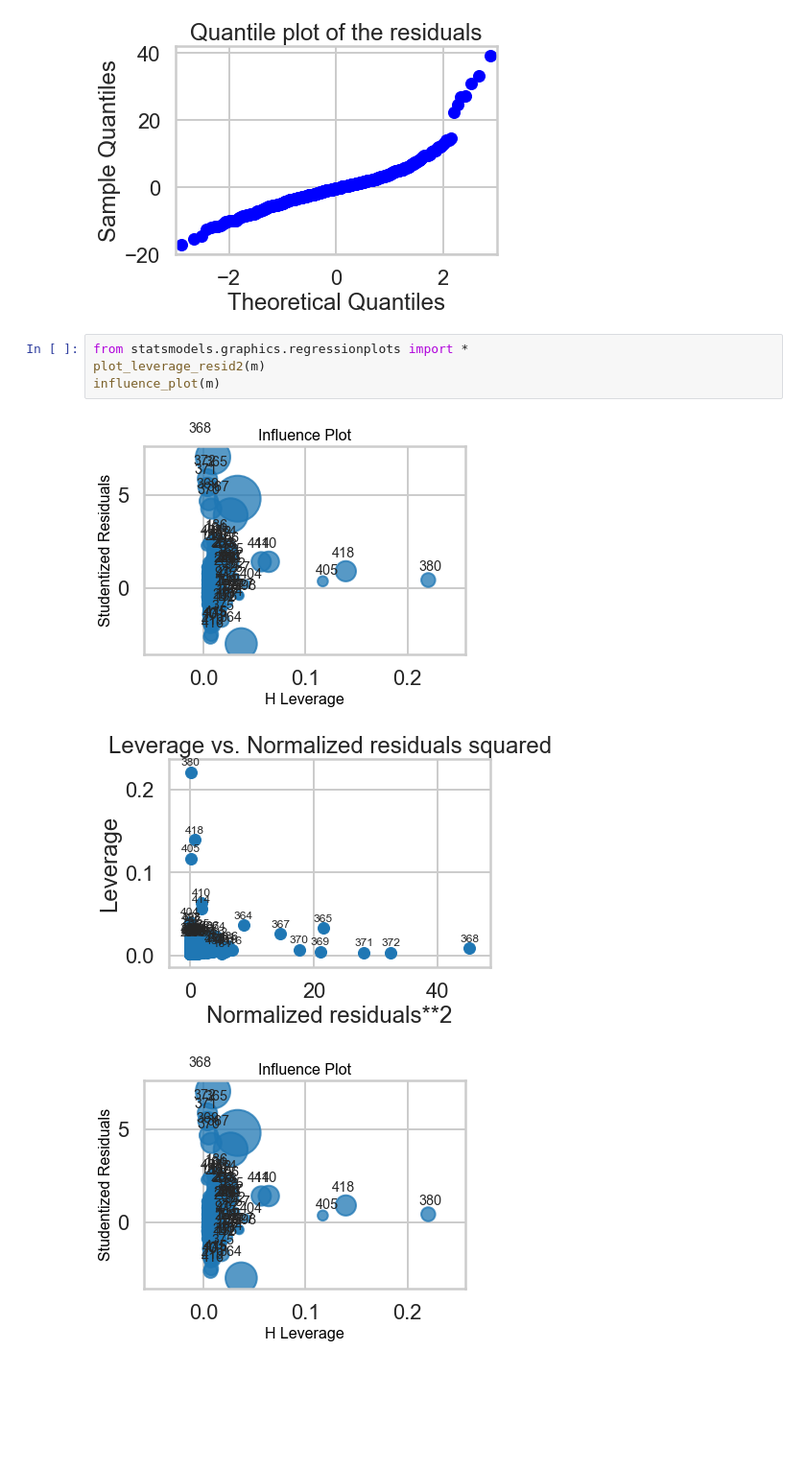
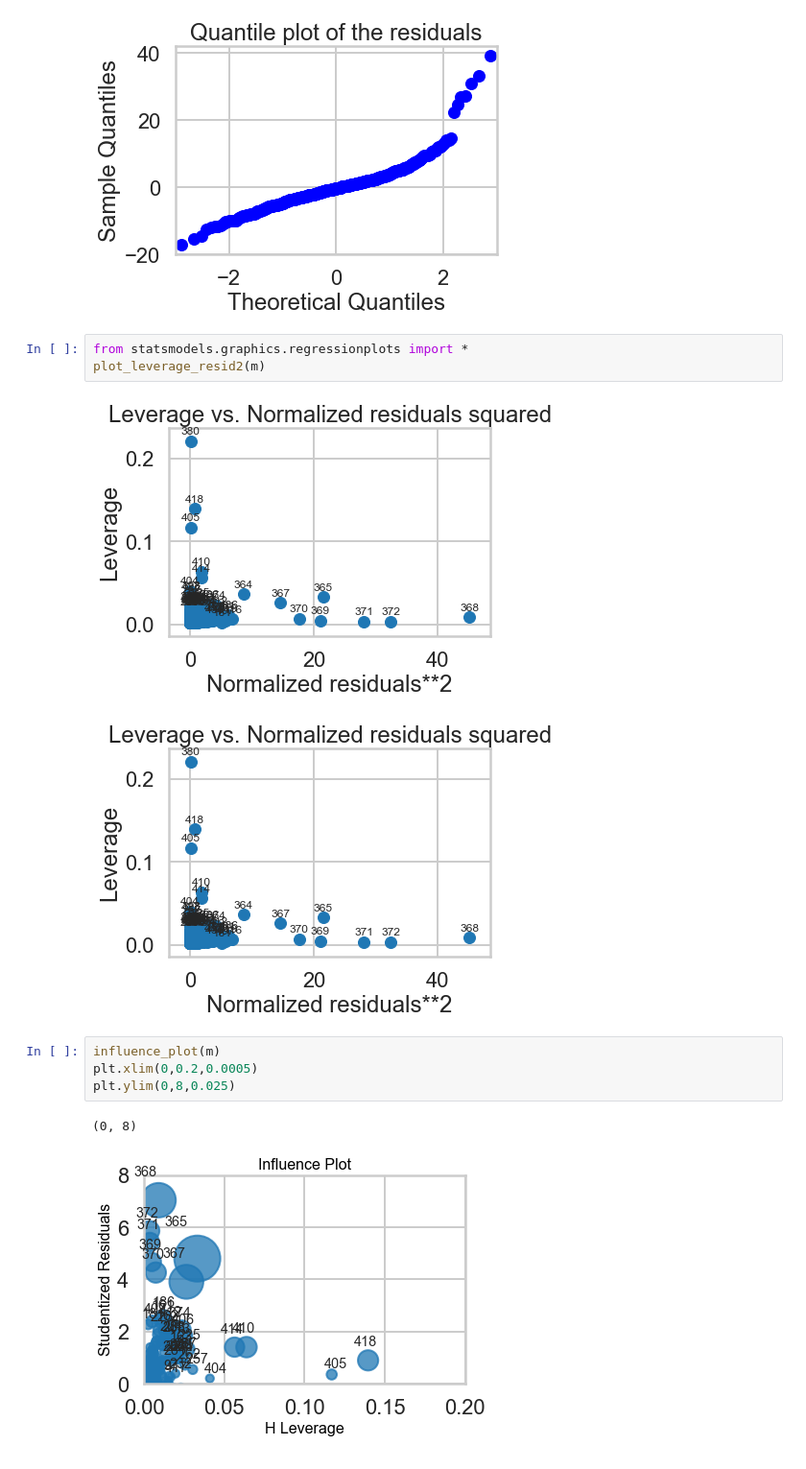
Before and after one commit to alexa-ai/sb-capstone-project1, a Jupyter notebook: Mini_Project_Linear_Regression.ipynb, the cells around one changed output. Shown: that part at 96% size. Drawn from its saved outputs; the diff is of its cells as text; blank space fills up the shorter version.

```diff
--- a/Mini_Project_Linear_Regression.ipynb
+++ b/Mini_Project_Linear_Regression.ipynb
@@ -932,8 +932,13 @@ plt.show()
 # %%
 from statsmodels.graphics.regressionplots import *
 plot_leverage_resid2(m)
-influence_plot(m)
 # %% [output]
-[figure, old version]
+[figure, new version]
 [figure]
-[figure, removed]
+# %%
+influence_plot(m)
+plt.xlim(0,0.2,0.0005)
+plt.ylim(0,8,0.025)
+# %% [output]
+(0, 8)
+[figure, added]
```
Also changed, not shown: parts of 6 cells of this notebook.
